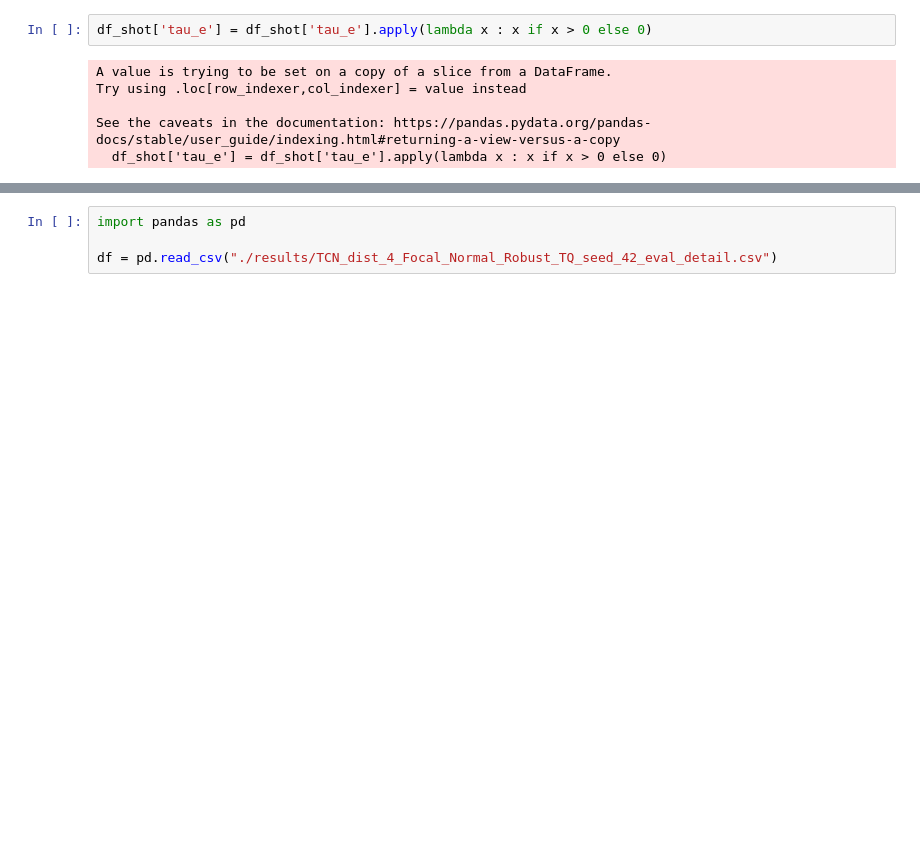
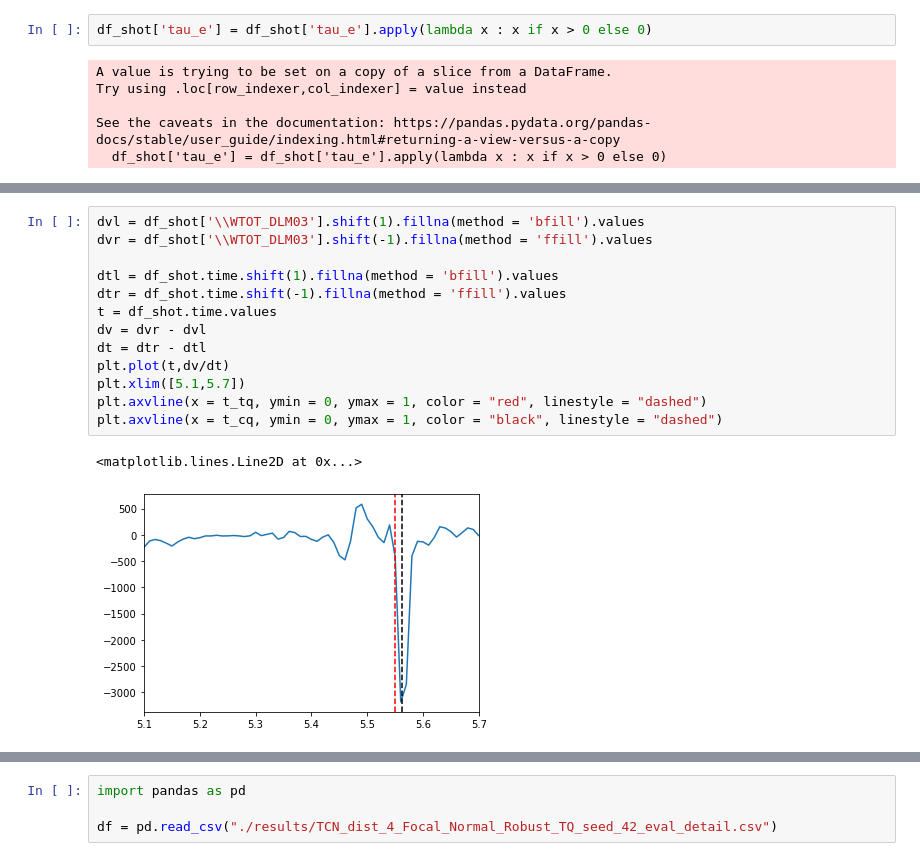
Before and after one commit to ZINZINBIN/Bayesian-Disruption-Prediction, a Jupyter notebook: analysis/analysis_dataset.ipynb, the cells around one changed output, grey strips where cells are left out. Cells and saved outputs as stored; diff of their text form; blank space fills up the shorter version.

```diff
--- a/analysis/analysis_dataset.ipynb
+++ b/analysis/analysis_dataset.ipynb
@@ -66,0 +97,16 @@ df_shot['tau_e'].plot()
+# %%
+dvl = df_shot['\\WTOT_DLM03'].shift(1).fillna(method = 'bfill').values
+dvr = df_shot['\\WTOT_DLM03'].shift(-1).fillna(method = 'ffill').values
+
+dtl = df_shot.time.shift(1).fillna(method = 'bfill').values
+dtr = df_shot.time.shift(-1).fillna(method = 'ffill').values
+t = df_shot.time.values
+dv = dvr - dvl
+dt = dtr - dtl
+plt.plot(t,dv/dt)
+plt.xlim([5.1,5.7])
+plt.axvline(x = t_tq, ymin = 0, ymax = 1, color = "red", linestyle = "dashed")
+plt.axvline(x = t_cq, ymin = 0, ymax = 1, color = "black", linestyle = "dashed")
+# %% [output]
+<matplotlib.lines.Line2D at 0x...>
+[figure, added]
```
Also changed, not shown: parts of 123 cells of this notebook, 8 other files.
